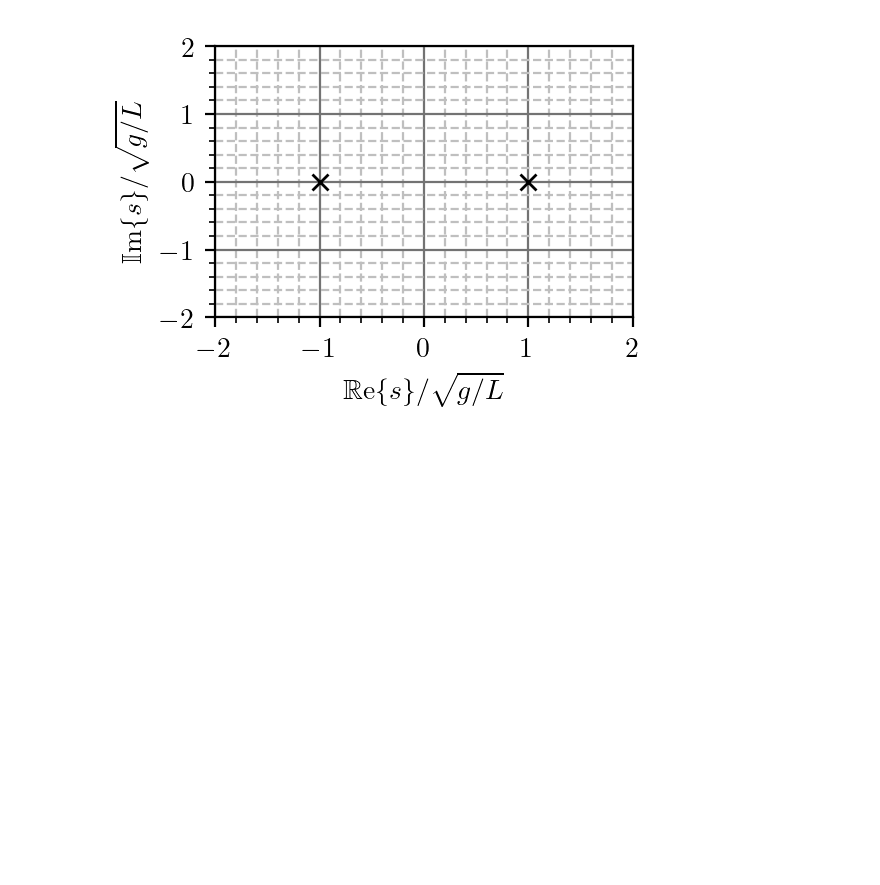
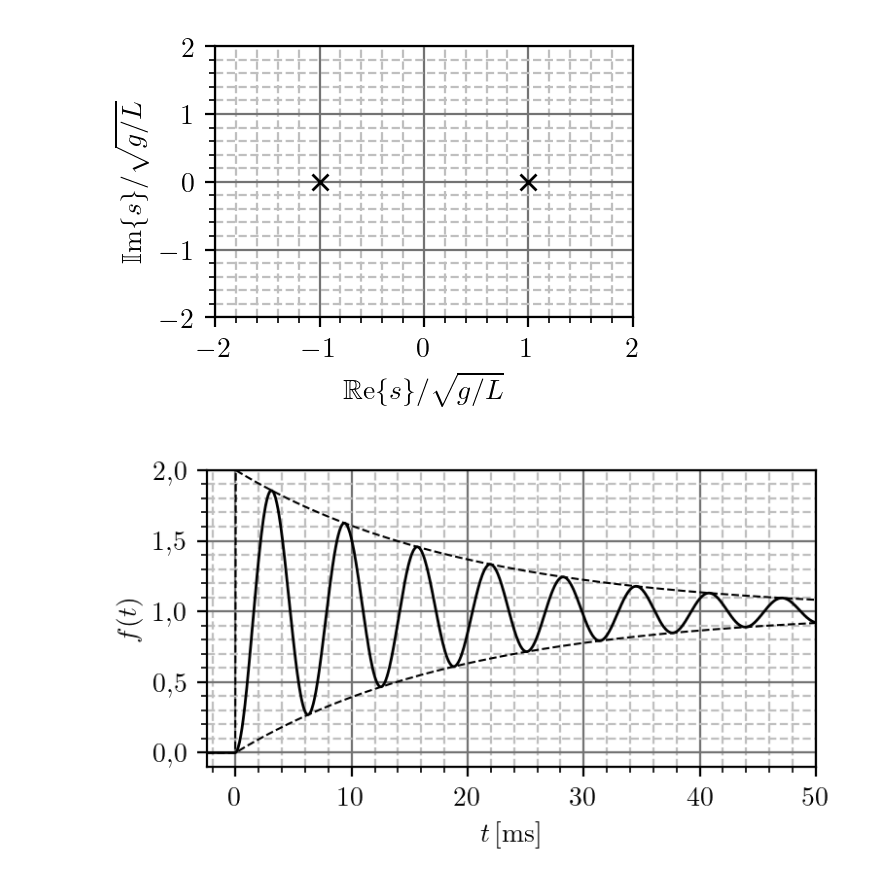
Before and after one commit to djokicd/zbirka-sis, a Jupyter notebook: 4_laplasova_transformacija/3_fje_prenosa/fig/LT_plotovi.ipynb, the cells around one changed output. Cells and saved outputs as stored; diff of their text form; code cells hidden in the pictures; blank space fills up the shorter version.

```diff
--- a/4_laplasova_transformacija/3_fje_prenosa/fig/LT_plotovi.ipynb
+++ b/4_laplasova_transformacija/3_fje_prenosa/fig/LT_plotovi.ipynb
@@ -310,3 +310,49 @@ ylim(-2, 2)
 plt.savefig("pmap_klatno.pdf", bbox_inches='tight')
 # %% [output]
 [figure]
+# %%
+generate_canvas( w = 1.5*.4 * 165 / 24.5, a = 2 )
+#ylim([-1.5, 1.5])
+
+wk = sqrt(9.81)
+tau = 15
+w0 = sqrt(wk**2 - 1/(4*tau**2))
+w = 1.05 * wk
+H0 = 1e-8 * 1000
+VG = 9e3
+sigma = 1/30
+
+def f(t):
+    if t < 0: return 0
+    return 1 - exp(-50.0*t) * cos(t*1e3)
+
+def fenv_1(t):
+    if t < 0: return 0
+    return 1 + exp(-50.0*t)
+
+def fenv_2(t):
+    if t < 0: return 0
+    return 1 - exp(-50.0*t)
+
+
+tmax =  2.5/50
+
+
+t_vec = linspace(-tmax/20, tmax, 1000)
+
+v = [ f(t) for t in t_vec ]
+venv1 = [ fenv_1(t) for t in t_vec ]
+venv2 = [ fenv_2(t) for t in t_vec ]
+
+plot(t_vec*1e3, v, 'k-', lw = 1)
+plot(t_vec*1e3, venv1, 'k--', lw = 0.75)
+plot(t_vec*1e3, venv2, 'k--', lw = 0.75)
+xlabel(r"$t\rm\,[ms]$")
+ylabel(r"$f(t)$")
+
+xlim(-tmax*1e3/20, tmax*1e3)
+ylim(-.1, 2)
+
+plt.savefig("Q_odziv.pdf", bbox_inches='tight')
+# %% [output]
+[figure, added]
```
Also changed, not shown: parts of 4 cells of this notebook, 9 other files.
